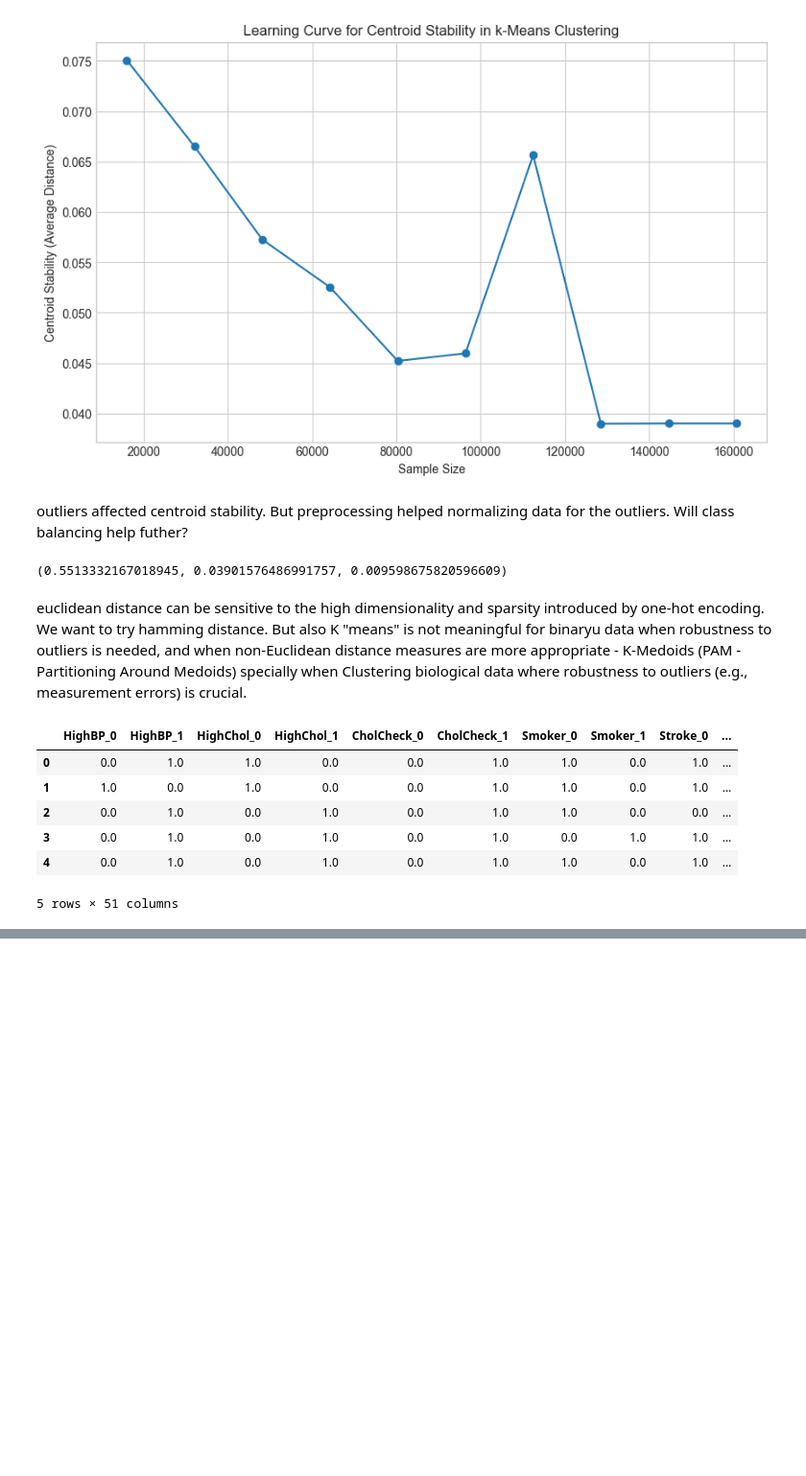
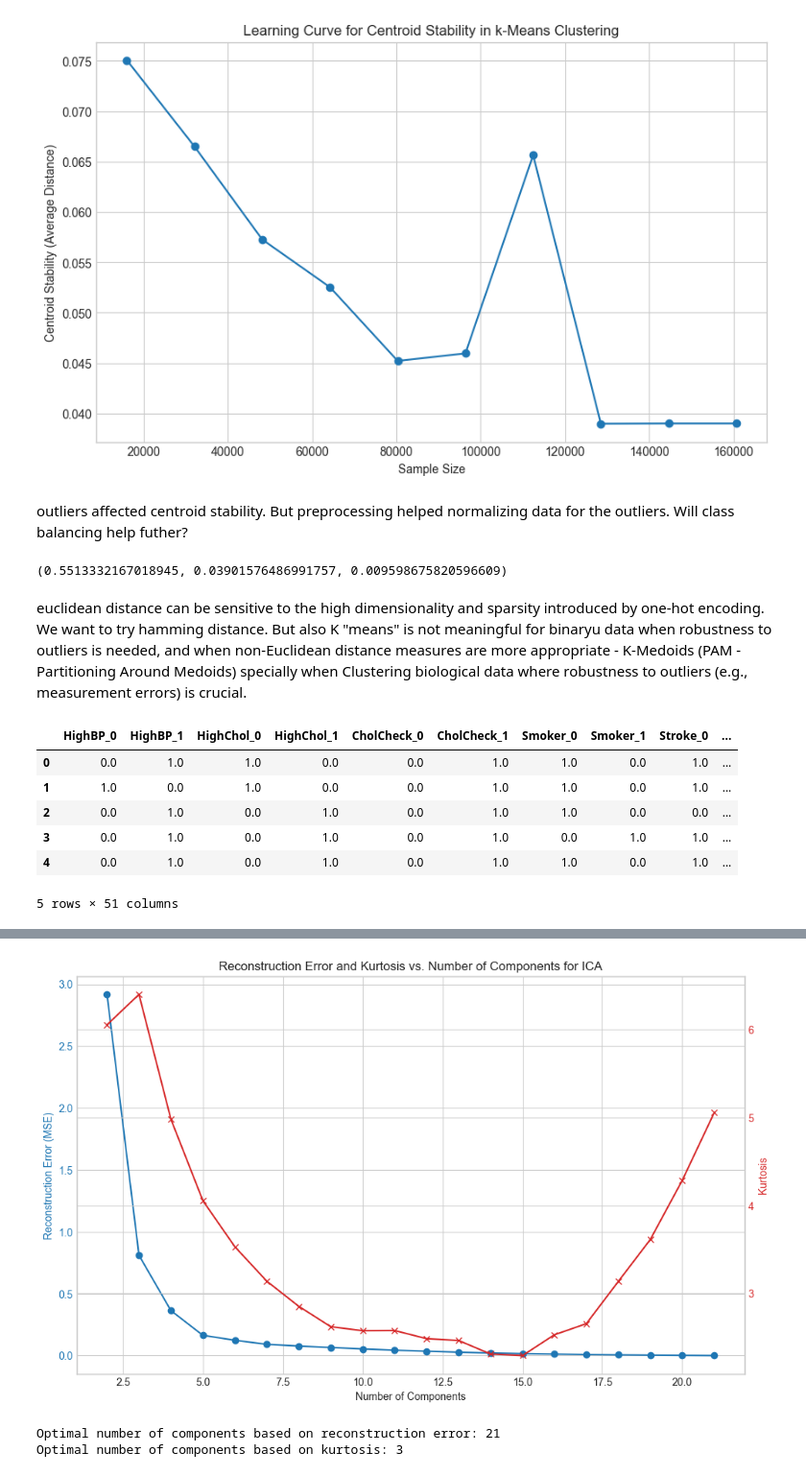
Before and after one commit to ManaviShukla/ml_assignment3, a Jupyter notebook: analysis_main.ipynb, the cells around one changed output, grey strips where cells are left out. Shown at 96% size. Saved outputs shown, nothing was run; the diff lists cells and outputs as text; code cells hidden in the pictures; blank space fills up the shorter version.

```diff
--- a/analysis_main.ipynb
+++ b/analysis_main.ipynb
@@ -554,0 +946,6 @@ df.to_csv('Kmeans_dataset_1.csv', index=False)
+# %%
+get_ica_components(X_train, " Dataset 1")
+# %% [output]
+[figure, added]
+Optimal number of components based on reconstruction error: 21
+Optimal number of components based on kurtosis: 3
```
Also changed, not shown: parts of 52 cells of this notebook, 7 other files.
